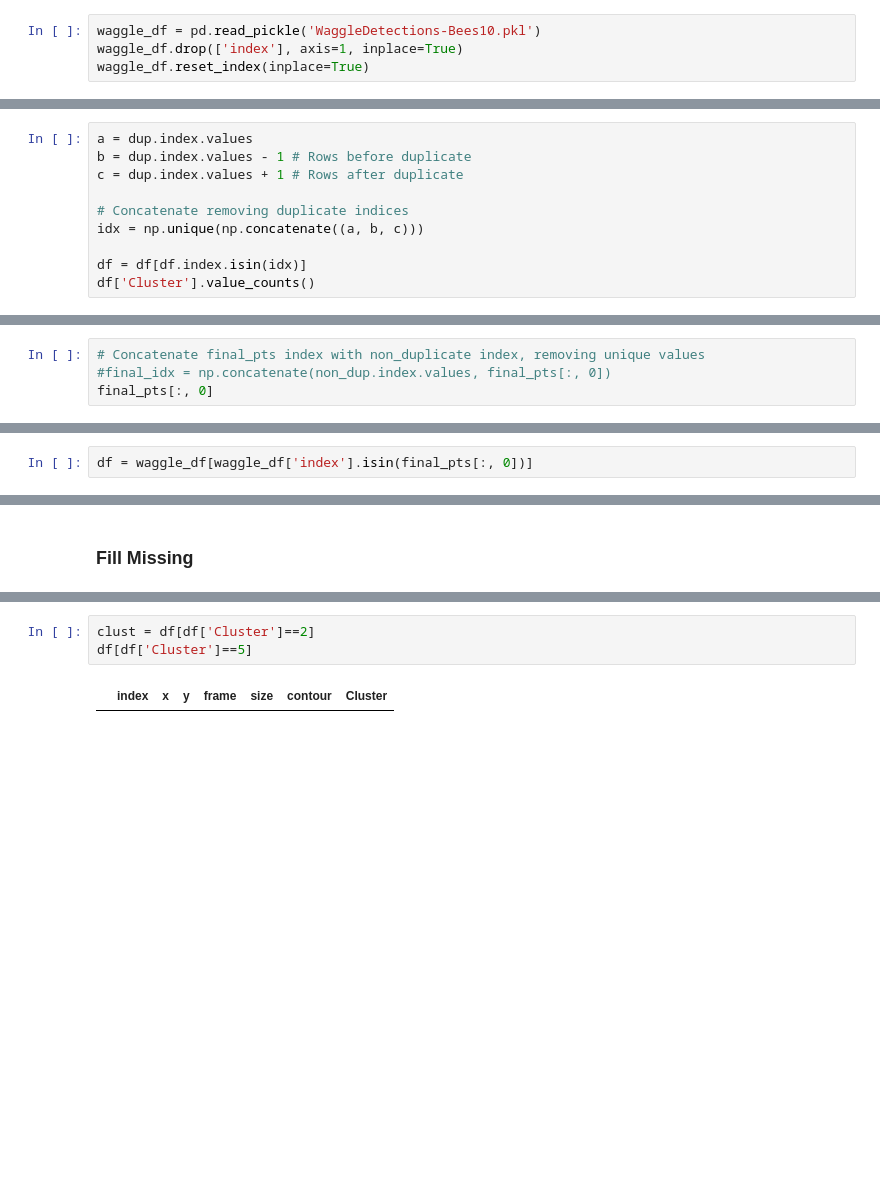
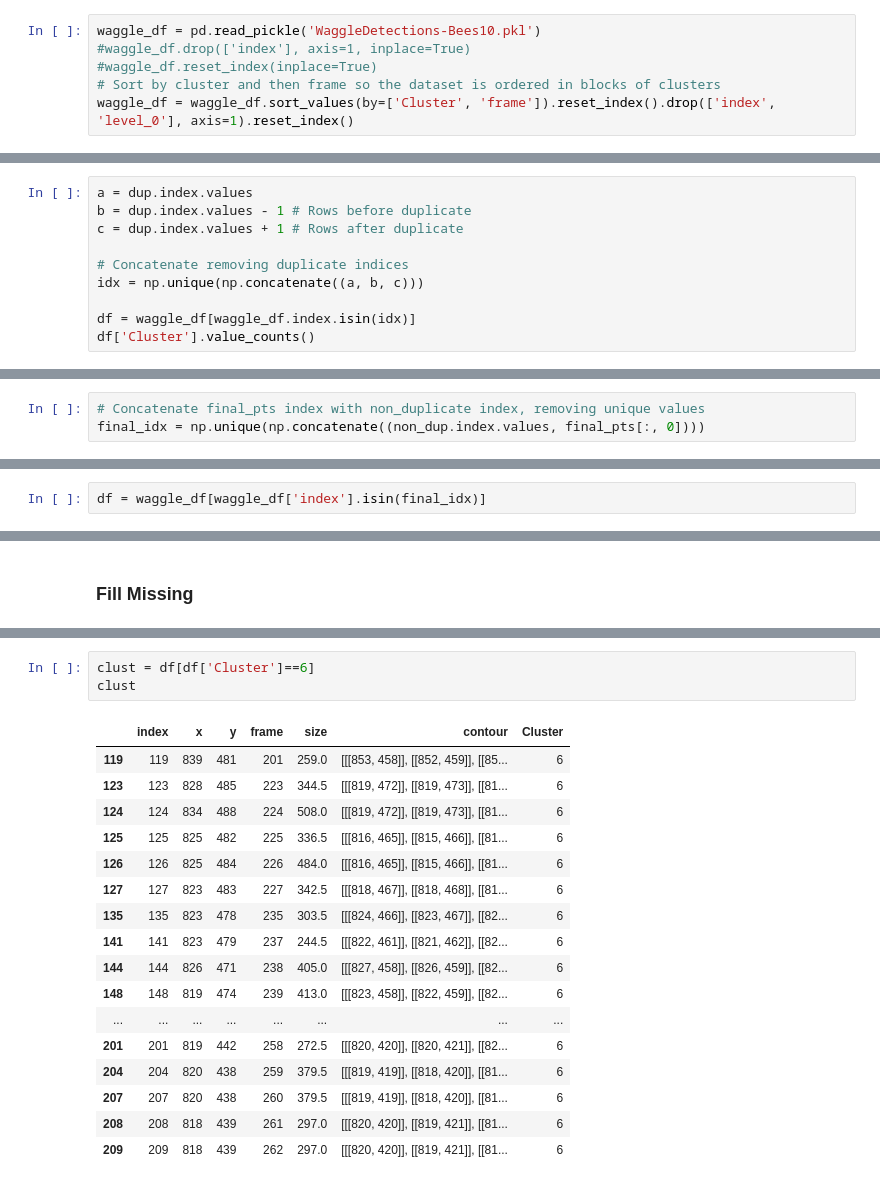
Before and after one commit to Jreece18/WaggleDanceTracker, a Jupyter notebook: TidyDataset.ipynb, the cells around one changed output, grey strips where cells are left out. Drawn from its saved outputs; the diff is of its cells as text; blank space fills up the shorter version.

```diff
--- a/TidyDataset.ipynb
+++ b/TidyDataset.ipynb
@@ -620,5 +78,7 @@ def avgArea(box, total, count):
 ### Remove Duplicates
 # %%
 waggle_df = pd.read_pickle('WaggleDetections-Bees10.pkl')
-waggle_df.drop(['index'], axis=1, inplace=True)
-waggle_df.reset_index(inplace=True)
+#waggle_df.drop(['index'], axis=1, inplace=True)
+#waggle_df.reset_index(inplace=True)
+# Sort by cluster and then frame so the dataset is ordered in blocks of clusters
+waggle_df = waggle_df.sort_values(by=['Cluster', 'frame']).reset_index().drop(['index', 'level_0'], axis=1).reset_index()
@@ -639,6 +131,6 @@ c = dup.index.values + 1 # Rows after duplicate
 # Concatenate removing duplicate indices
 idx = np.unique(np.concatenate((a, b, c)))
 
-df = df[df.index.isin(idx)]
+df = waggle_df[waggle_df.index.isin(idx)]
 df['Cluster'].value_counts()
 # %% [output]
@@ -675,5 +177,4 @@ for i in same_pts:
 final_pts = np.delete(pts, remove_row, axis = 0)
 # %%
 # Concatenate final_pts index with non_duplicate index, removing unique values
-#final_idx = np.concatenate(non_dup.index.values, final_pts[:, 0])
-final_pts[:, 0]
+final_idx = np.unique(np.concatenate((non_dup.index.values, final_pts[:, 0])))
@@ -682,4 +181,4 @@ array([   0,    1,    3, ..., 6761, 6762, 6763], dtype=int64)
 # %%
-df = waggle_df[waggle_df['index'].isin(final_pts[:, 0])]
+df = waggle_df[waggle_df['index'].isin(final_idx)]
 # %%
 df['Cluster'].value_counts()
@@ -695,6 +270,22 @@ df[df['Cluster']==75]
 # %%
-clust = df[df['Cluster']==2]
-df[df['Cluster']==5]
+clust = df[df['Cluster']==6]
+clust
 # %% [output]
 |  | index | x | y | frame | size | contour | Cluster |
+| 119 | 119 | 839 | 481 | 201 | 259.0 | [[[853, 458]], [[852, 459]], [[85... | 6 |
+| 123 | 123 | 828 | 485 | 223 | 344.5 | [[[819, 472]], [[819, 473]], [[81... | 6 |
+| 124 | 124 | 834 | 488 | 224 | 508.0 | [[[819, 472]], [[819, 473]], [[81... | 6 |
+| 125 | 125 | 825 | 482 | 225 | 336.5 | [[[816, 465]], [[815, 466]], [[81... | 6 |
+| 126 | 126 | 825 | 484 | 226 | 484.0 | [[[816, 465]], [[815, 466]], [[81... | 6 |
+| 127 | 127 | 823 | 483 | 227 | 342.5 | [[[818, 467]], [[818, 468]], [[81... | 6 |
+| 135 | 135 | 823 | 478 | 235 | 303.5 | [[[824, 466]], [[823, 467]], [[82... | 6 |
+| 141 | 141 | 823 | 479 | 237 | 244.5 | [[[822, 461]], [[821, 462]], [[82... | 6 |
+| 144 | 144 | 826 | 471 | 238 | 405.0 | [[[827, 458]], [[826, 459]], [[82... | 6 |
+| 148 | 148 | 819 | 474 | 239 | 413.0 | [[[823, 458]], [[822, 459]], [[82... | 6 |
+| ... | ... | ... | ... | ... | ... | ... | ... |
+| 201 | 201 | 819 | 442 | 258 | 272.5 | [[[820, 420]], [[820, 421]], [[82... | 6 |
+| 204 | 204 | 820 | 438 | 259 | 379.5 | [[[819, 419]], [[818, 420]], [[81... | 6 |
+| 207 | 207 | 820 | 438 | 260 | 379.5 | [[[819, 419]], [[818, 420]], [[81... | 6 |
+| 208 | 208 | 818 | 439 | 261 | 297.0 | [[[820, 420]], [[819, 421]], [[81... | 6 |
+| 209 | 209 | 818 | 439 | 262 | 297.0 | [[[820, 420]], [[819, 421]], [[81... | 6 |
 # %%
```
Also changed, not shown: parts of 53 cells of this notebook.
